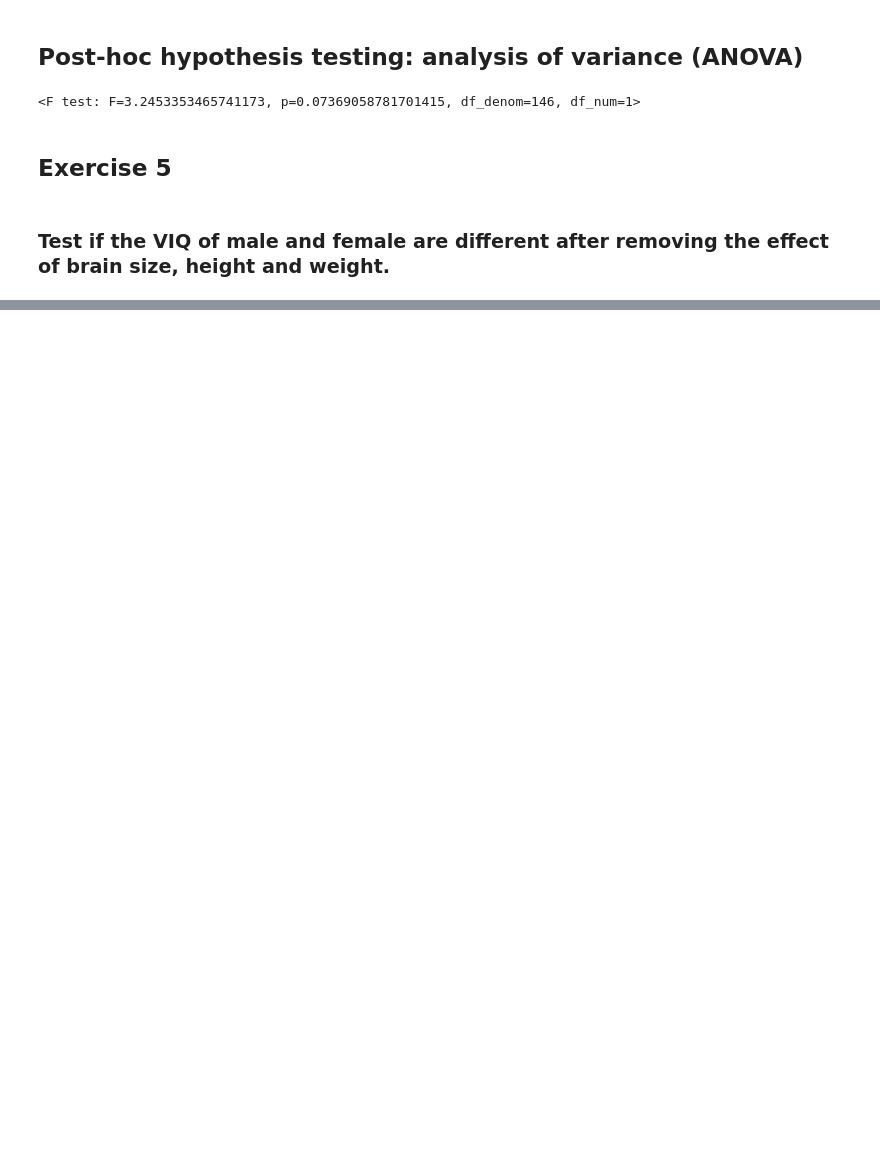
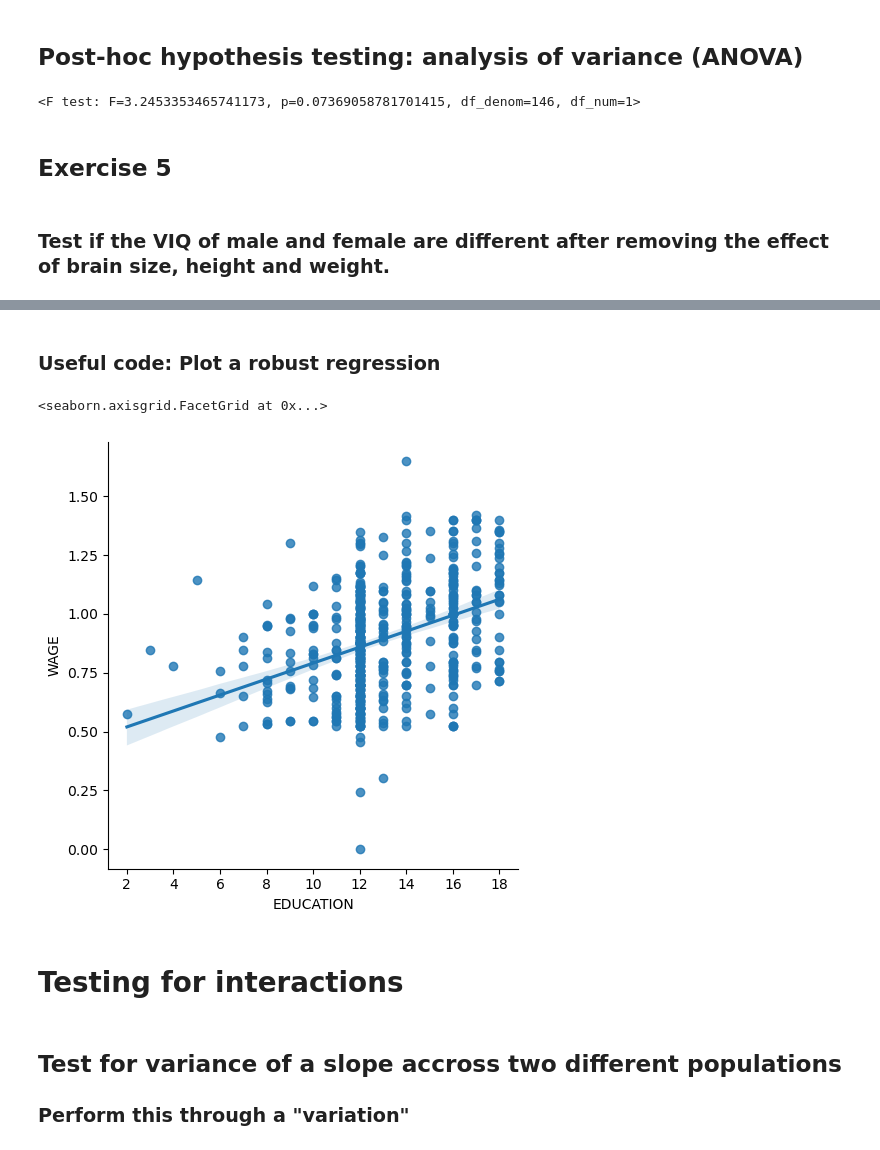
Before and after one commit to gngianni/python_stats_tutorial, a Jupyter notebook: Stats_Plotting_Tutorial.ipynb, the cells around one changed output, grey strips where cells are left out. Saved outputs shown, nothing was run; the diff lists cells and outputs as text; code cells hidden in the pictures; blank space fills up the shorter version.

```diff
--- a/Stats_Plotting_Tutorial.ipynb
+++ b/Stats_Plotting_Tutorial.ipynb
@@ -436,0 +553,15 @@ print(model.f_test(gen
+# %% [markdown]
+### Useful code: Plot a robust regression
+# %%
+# can use statsmodels: statsmodels.formula.api.rlm()
+# can also use seaborn by adding robust=True
+
+sns.lmplot(y='WAGE', x='EDUCATION', data=wage_data, robust=True)
+# %% [output]
+<seaborn.axisgrid.FacetGrid at 0x...>
+[figure, added]
+# %% [markdown]
+# Testing for interactions
+# %% [markdown]
+## Test for variance of a slope accross two different populations
+### Perform this through a "variation"
```
Also changed, not shown: parts of 28 cells of this notebook, 1 other file.
